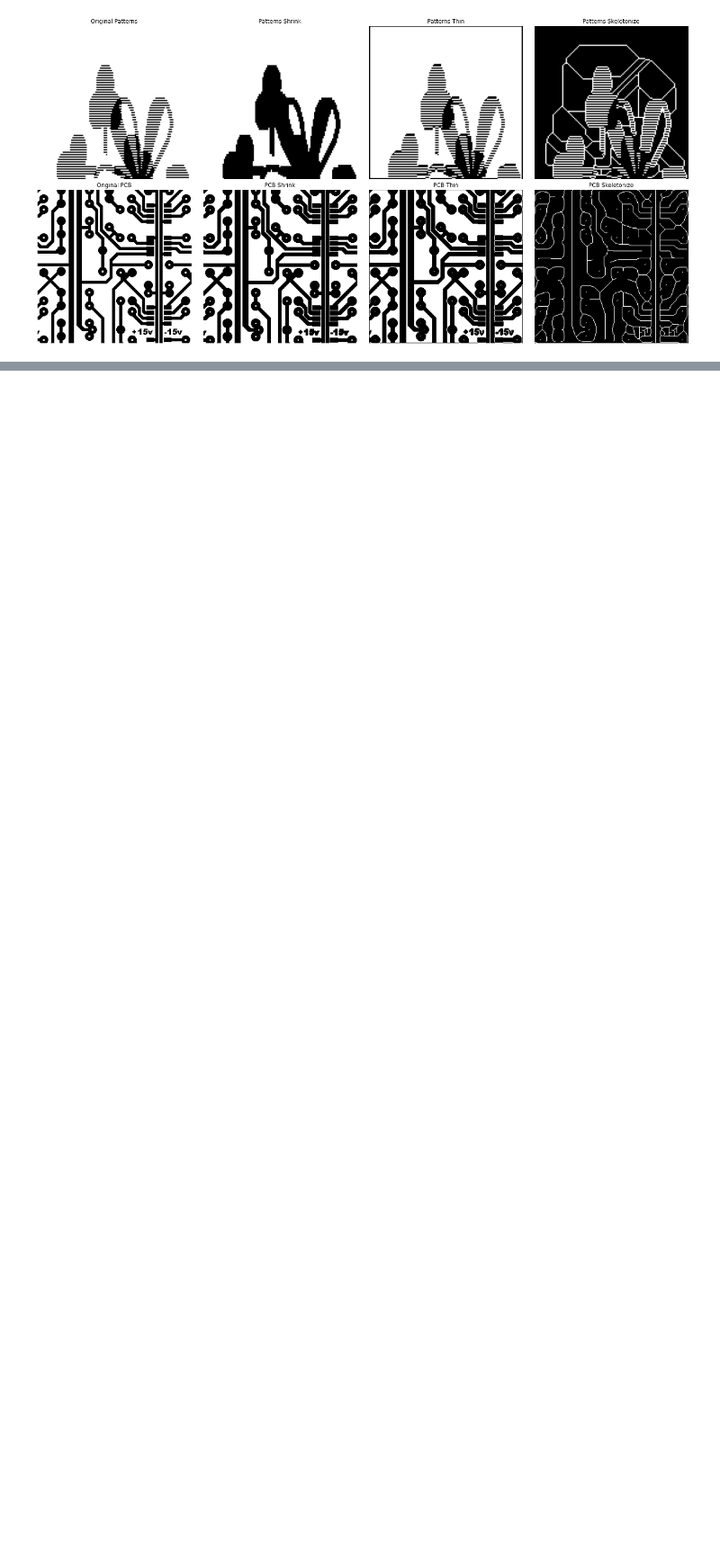
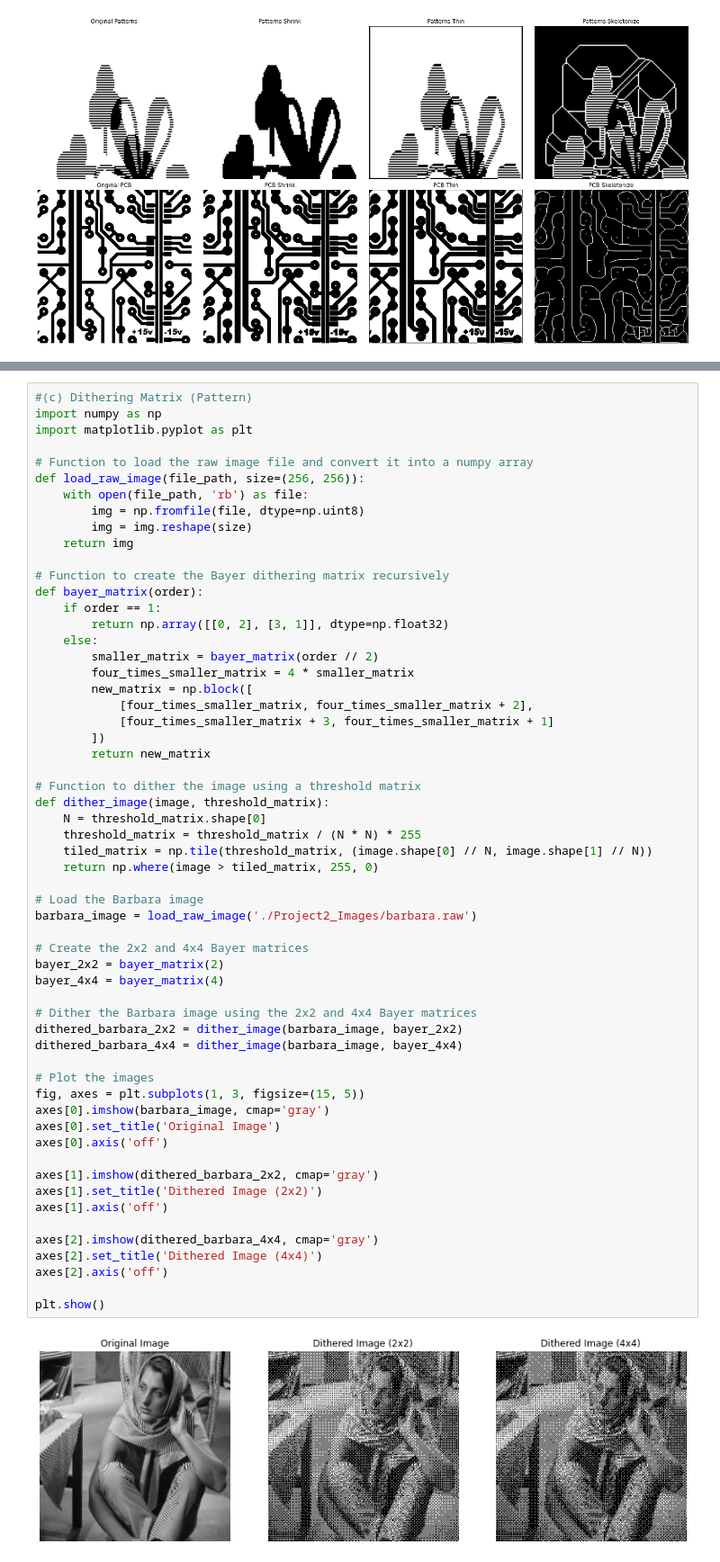
Before and after one commit to akhmedjanov3429/Image-Data-Science, a Jupyter notebook: Assignment 2/Problem 1.ipynb, the cells around one changed output, grey strips where cells are left out. Shown at 90% size. Drawn from its saved outputs; the diff is of its cells as text; blank space fills up the shorter version.

```diff
--- a/Assignment 2/Problem 1.ipynb
+++ b/Assignment 2/Problem 1.ipynb
@@ -402,0 +323,60 @@ plt.show()
+# %%
+#(c) Dithering Matrix (Pattern)
+import numpy as np
+import matplotlib.pyplot as plt
+
+# Function to load the raw image file and convert it into a numpy array
+def load_raw_image(file_path, size=(256, 256)):
+    with open(file_path, 'rb') as file:
+        img = np.fromfile(file, dtype=np.uint8)
+        img = img.reshape(size)
+    return img
+
+# Function to create the Bayer dithering matrix recursively
+def bayer_matrix(order):
+    if order == 1:
+        return np.array([[0, 2], [3, 1]], dtype=np.float32)
+    else:
+        smaller_matrix = bayer_matrix(order // 2)
+        four_times_smaller_matrix = 4 * smaller_matrix
+        new_matrix = np.block([
+            [four_times_smaller_matrix, four_times_smaller_matrix + 2],
+            [four_times_smaller_matrix + 3, four_times_smaller_matrix + 1]
+        ])
+        return new_matrix
+
+# Function to dither the image using a threshold matrix
+def dither_image(image, threshold_matrix):
+    N = threshold_matrix.shape[0]
+    threshold_matrix = threshold_matrix / (N * N) * 255
+    tiled_matrix = np.tile(threshold_matrix, (image.shape[0] // N, image.shape[1] // N))
+    return np.where(image > tiled_matrix, 255, 0)
+
+# Load the Barbara image
+barbara_image = load_raw_image('./Project2_Images/barbara.raw')
+
+# Create the 2x2 and 4x4 Bayer matrices
+bayer_2x2 = bayer_matrix(2)
+bayer_4x4 = bayer_matrix(4)
+
+# Dither the Barbara image using the 2x2 and 4x4 Bayer matrices
+dithered_barbara_2x2 = dither_image(barbara_image, bayer_2x2)
+dithered_barbara_4x4 = dither_image(barbara_image, bayer_4x4)
+
+# Plot the images
+fig, axes = plt.subplots(1, 3, figsize=(15, 5))
+axes[0].imshow(barbara_image, cmap='gray')
+axes[0].set_title('Original Image')
+axes[0].axis('off')
+
+axes[1].imshow(dithered_barbara_2x2, cmap='gray')
+axes[1].set_title('Dithered Image (2x2)')
+axes[1].axis('off')
+
+axes[2].imshow(dithered_barbara_4x4, cmap='gray')
+axes[2].set_title('Dithered Image (4x4)')
+axes[2].axis('off')
+
+plt.show()
+# %% [output]
+[figure, added]
```
Also changed, not shown: parts of 10 cells of this notebook, 2 other files.
